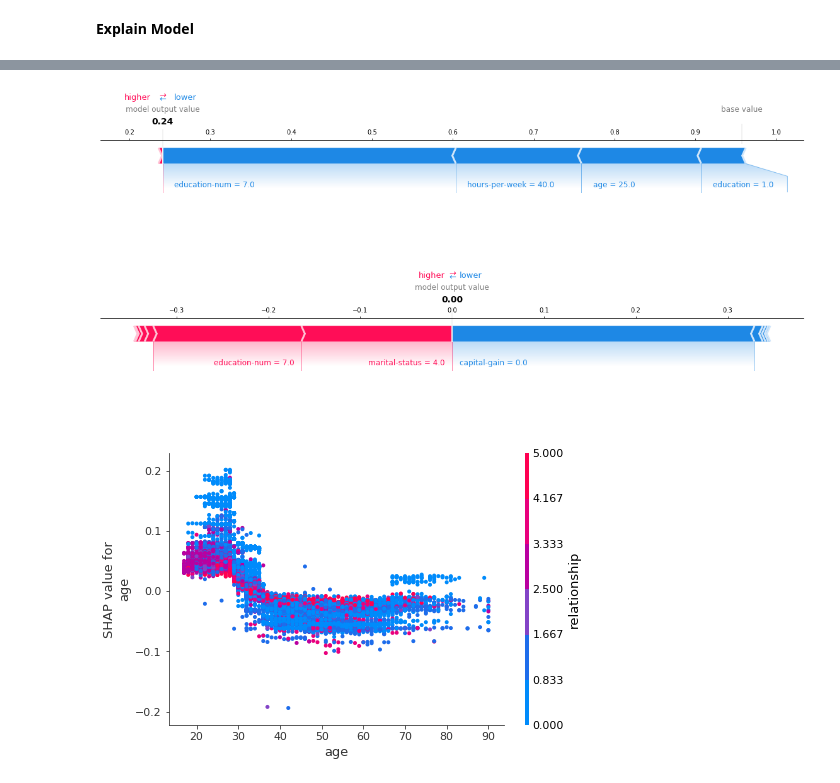
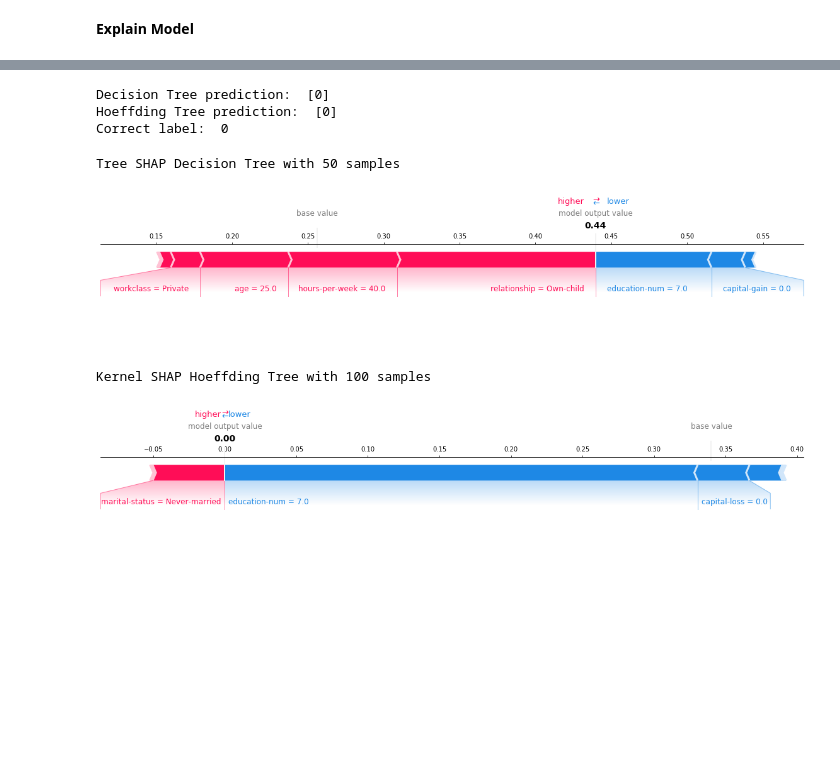
Before and after one commit to Kait0/EFML, a Jupyter notebook: src/exp01_Hoeffdingtree_Analysis.ipynb, the cells around one changed output, grey strips where cells are left out. Drawn from its saved outputs; the diff is of its cells as text; code cells hidden in the pictures; blank space fills up the shorter version.

Commit message:
Finalised Hoeffding tree analysis experiment

```diff
--- a/src/exp01_Hoeffdingtree_Analysis.ipynb
+++ b/src/exp01_Hoeffdingtree_Analysis.ipynb
@@ -196,7 +195,8 @@ Incrementally trained HoeffdingTree: test_accuracy:  0.8284503408881518
 **Explain Model**
 # %%
 %%time
-empty = np.zeros(test_data.shape)
-explainer = sh.TreeExplainer(tree, empty)
-shap_values = explainer.shap_values(test_data)
+background = train_data.to_numpy()[:50]
+explain_data = test_data.to_numpy()[:50]
+explainer = sh.TreeExplainer(tree, background)
+shap_values = explainer.shap_values(explain_data)
 # %% [output]
@@ -221,11 +217,24 @@ test_data['relationship']   = le4.inverse_transform(test_data['relationship'])
 test_data['race']           = le5.inverse_transform(test_data['race'])
 test_data['sex']            = le6.inverse_transform(test_data['sex'])
 test_data['native-country'] = le7.inverse_transform(test_data['native-country'])
+# %%
+show_sample = 1
+print("Decision Tree prediction: ", tree.predict([explain_data[show_sample]]))
+print("Hoeffding Tree prediction: ", h_tree.predict([explain_data[show_sample]]))
+print("Correct label: ", test_labels[show_sample])
+# %% [output]
+Decision Tree prediction:  [0]
+Hoeffding Tree prediction:  [0]
+Correct label:  0
 # %%
-sh.force_plot(explainer.expected_value[0], shap_values[0][7], test_data.iloc[0,:], matplotlib=True)
+print("Tree SHAP Decision Tree with 50 samples")
+sh.force_plot(explainer.expected_value[1], shap_values[1][show_sample], test_data.iloc[0,:], matplotlib=True)
 # %% [output]
+Tree SHAP Decision Tree with 50 samples
-[figure, old version]
+[figure, new version]
 # %%
-sh.force_plot(h_explainer.expected_value, h_shap_values[7], data_part.iloc[0,:], matplotlib=True)
+print("Kernel SHAP Hoeffding Tree with 100 samples")
+sh.force_plot(h_explainer.expected_value, h_shap_values[show_sample], test_data.iloc[0,:], matplotlib=True)
 # %% [output]
+Kernel SHAP Hoeffding Tree with 100 samples
-[figure, old version]
+[figure, new version]
@@ -243,4 +240,0 @@ test_data['native-country'] = le7.transform(test_data['native-country'])
-# %%
-sh.dependence_plot("age", shap_values[0], test_data)
-# %% [output]
-[figure, removed]
```
Also changed, not shown: parts of 13 cells of this notebook, 4 other files.
